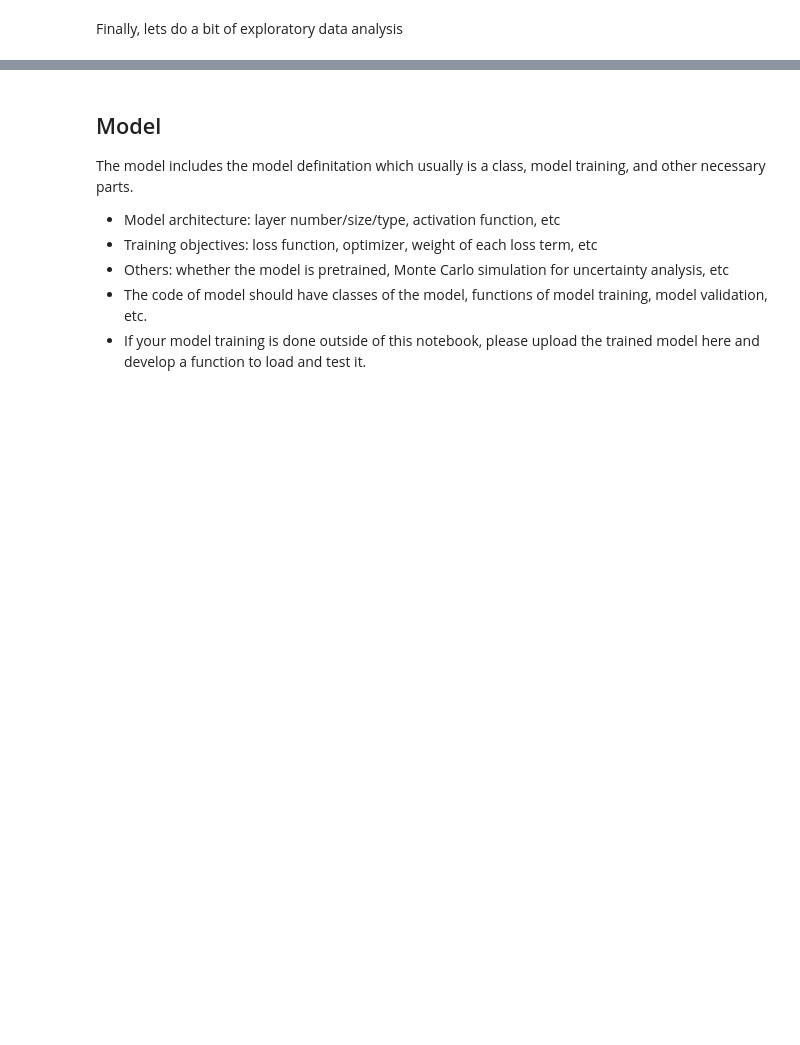
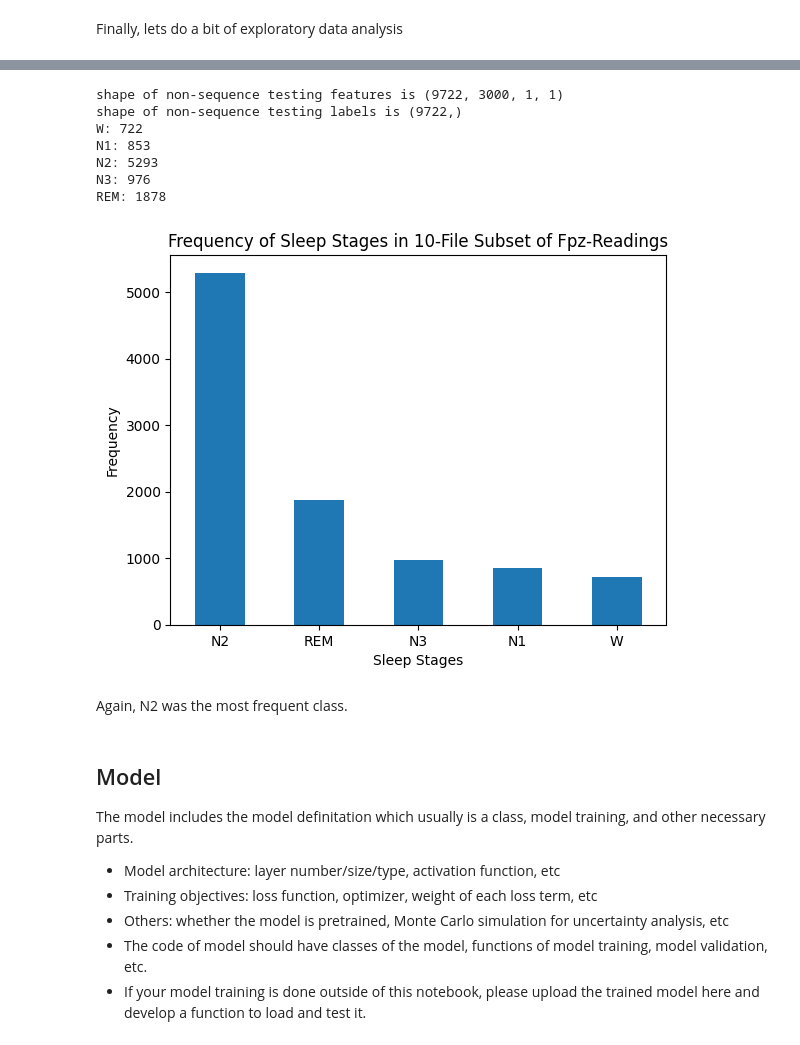
Before and after one commit to VictoriaB52/DLH-TEAM-11-SleepKD, a Jupyter notebook: DL4H_Team_111.ipynb, the cells around one changed output, grey strips where cells are left out. Saved outputs shown, nothing was run; the diff lists cells and outputs as text; code cells hidden in the pictures; blank space fills up the shorter version.

```diff
--- a/DL4H_Team_111.ipynb
+++ b/DL4H_Team_111.ipynb
@@ -619,3 +1017,33 @@ shape of labels is (9722,)
+# %%
+all_data = np.vstack(data_files)
+all_labels = np.hstack(label_files)
+
+non_seq_data_shape = all_data.shape
+non_seq_labels_shape = all_labels.shape
+
+print("shape of non-sequence testing features is {}".format(non_seq_data_shape))
+print("shape of non-sequence testing labels is {}".format(non_seq_labels_shape))
+print_n_samples_each_class(all_labels)
+
+label_count = pd.Series(all_labels).value_counts()
+plt.figure()
+label_count.plot(kind="bar")
+plt.xticks(np.arange(len(label_count)), [class_dict[label] for label in label_count.index], rotation="horizontal")
+plt.xlabel('Sleep Stages')
+plt.ylabel("Frequency")
+plt.title("Frequency of Sleep Stages in 10-File Subset of Fpz-Readings")
+plt.show()
+# %% [output]
+shape of non-sequence testing features is (9722, 3000, 1, 1)
+shape of non-sequence testing labels is (9722,)
+W: 722
+N1: 853
+N2: 5293
+N3: 976
+REM: 1878
+[figure, added]
+# %% [markdown]
+Again, N2 was the most frequent class.
 # %% [markdown]
 ##   Model
 The model includes the model definitation which usually is a class, model training, and other necessary parts.
```
Also changed, not shown: parts of 112 cells of this notebook, 15 other files.
